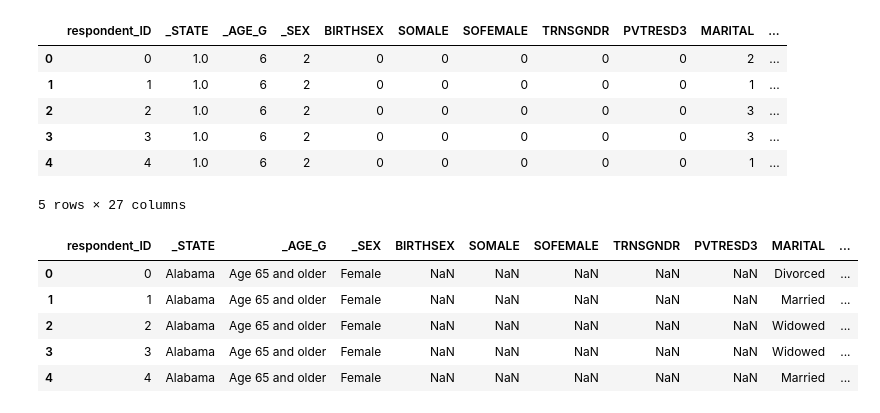
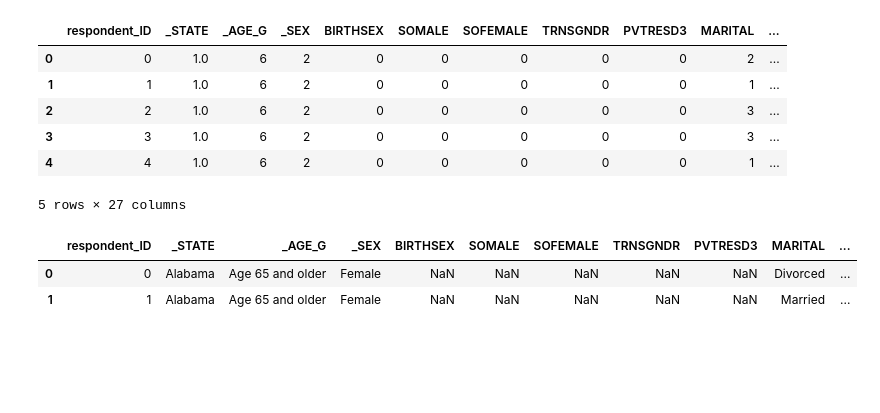
Before and after one commit to simon-mack/trans_health, a Jupyter notebook: notebooks/cdc_cleaning.ipynb, the cells around one changed output. Cells and saved outputs as stored; diff of their text form; code cells hidden in the pictures; blank space fills up the shorter version.

```diff
--- a/notebooks/cdc_cleaning.ipynb
+++ b/notebooks/cdc_cleaning.ipynb
@@ -260,14 +260,11 @@ cdc.EXERANY2 = cdc.EXERANY2.replace(9,'Refused')
 cdc.EXERANY2 = cdc.EXERANY2.replace(0,np.nan)
 # %%
 pd.set_option('display.max_columns', None)
-cdc.head()
+cdc.head(2)
 # %% [output]
 |  | respondent_ID | _STATE | _AGE_G | _SEX | BIRTHSEX | SOMALE | SOFEMALE | TRNSGNDR | PVTRESD3 | MARITAL | ... |
 | 0 | 0 | Alabama | Age 65 and older | Female | NaN | NaN | NaN | NaN | NaN | Divorced | ... |
 | 1 | 1 | Alabama | Age 65 and older | Female | NaN | NaN | NaN | NaN | NaN | Married | ... |
-| 2 | 2 | Alabama | Age 65 and older | Female | NaN | NaN | NaN | NaN | NaN | Widowed | ... |
-| 3 | 3 | Alabama | Age 65 and older | Female | NaN | NaN | NaN | NaN | NaN | Widowed | ... |
-| 4 | 4 | Alabama | Age 65 and older | Female | NaN | NaN | NaN | NaN | NaN | Married | ... |
 # %%
 cdc['region'] = ""
 for ind,row in cdc.iterrows():
```
Also changed, not shown: parts of 17 cells of this notebook, 3 other files.
